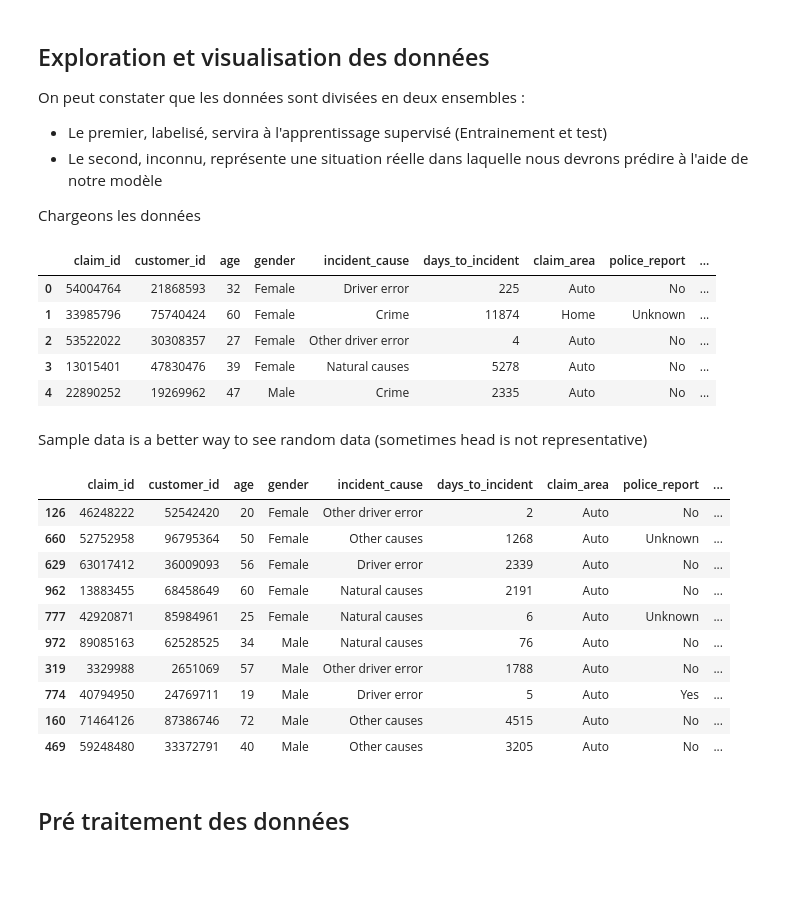
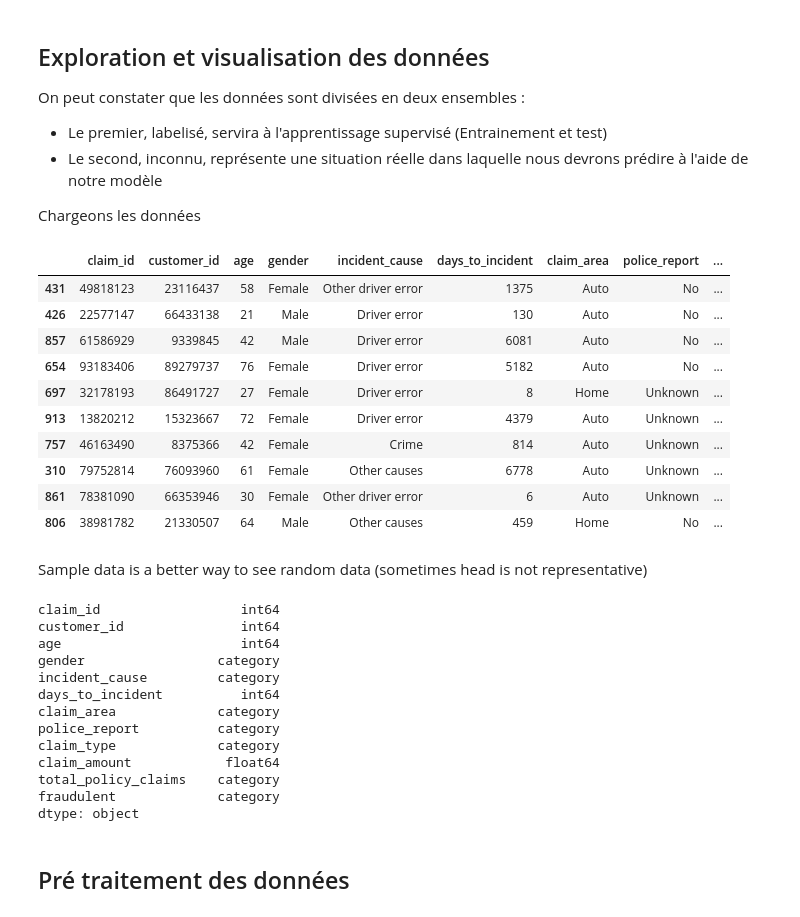
Before and after one commit to MaxGomas/mlanalyse, a Jupyter notebook: main-python.ipynb, the cells around one changed output. Saved outputs shown, nothing was run; the diff lists cells and outputs as text; code cells hidden in the pictures; blank space fills up the shorter version.

```diff
--- a/main-python.ipynb
+++ b/main-python.ipynb
@@ -13,38 +13,48 @@ Chargeons les données
 # %%
 import pandas as pd
 
 # load the training dataset
 data = pd.read_csv('data/Data_Projet_1.csv')
-data['gender'].astype('category')
-data['incident_cause'].astype('category')
-data['claim_area'].astype('category')
-data['fraudulent'].astype('category')
-data['claim_area'].astype('category')
-data.head()
+data['gender'] = data['gender'].astype('category')
+data['incident_cause'] = data['incident_cause'].astype('category')
+data['claim_area'] = data['claim_area'].astype('category')
+data['fraudulent'] = data['fraudulent'].astype('category')
+data['claim_area'] = data['claim_area'].astype('category')
+data['total_policy_claims'] = data['total_policy_claims'].astype('category')
+data['police_report'] = data['police_report'].astype('category')
+data['claim_type'] = data['claim_type'].astype('category')
+sample = data.sample(10)
+sample
 # %% [output]
 |  | claim_id | customer_id | age | gender | incident_cause | days_to_incident | claim_area | police_report | ... |
-| 0 | 54004764 | 21868593 | 32 | Female | Driver error | 225 | Auto | No | ... |
-| 1 | 33985796 | 75740424 | 60 | Female | Crime | 11874 | Home | Unknown | ... |
-| 2 | 53522022 | 30308357 | 27 | Female | Other driver error | 4 | Auto | No | ... |
-| 3 | 13015401 | 47830476 | 39 | Female | Natural causes | 5278 | Auto | No | ... |
-| 4 | 22890252 | 19269962 | 47 | Male | Crime | 2335 | Auto | No | ... |
+| 431 | 49818123 | 23116437 | 58 | Female | Other driver error | 1375 | Auto | No | ... |
+| 426 | 22577147 | 66433138 | 21 | Male | Driver error | 130 | Auto | No | ... |
+| 857 | 61586929 | 9339845 | 42 | Male | Driver error | 6081 | Auto | No | ... |
+| 654 | 93183406 | 89279737 | 76 | Female | Driver error | 5182 | Auto | No | ... |
+| 697 | 32178193 | 86491727 | 27 | Female | Driver error | 8 | Home | Unknown | ... |
+| 913 | 13820212 | 15323667 | 72 | Female | Driver error | 4379 | Auto | Unknown | ... |
+| 757 | 46163490 | 8375366 | 42 | Female | Crime | 814 | Auto | Unknown | ... |
+| 310 | 79752814 | 76093960 | 61 | Female | Other causes | 6778 | Auto | Unknown | ... |
+| 861 | 78381090 | 66353946 | 30 | Female | Other driver error | 6 | Auto | Unknown | ... |
+| 806 | 38981782 | 21330507 | 64 | Male | Other causes | 459 | Home | No | ... |
 # %% [markdown]
 Sample data is a better way to see random data (sometimes head is not representative)
-# %%
-sample = data.sample(10)
-sample
-# %% [output]
-|  | claim_id | customer_id | age | gender | incident_cause | days_to_incident | claim_area | police_report | ... |
-| 126 | 46248222 | 52542420 | 20 | Female | Other driver error | 2 | Auto | No | ... |
-| 660 | 52752958 | 96795364 | 50 | Female | Other causes | 1268 | Auto | Unknown | ... |
-| 629 | 63017412 | 36009093 | 56 | Female | Driver error | 2339 | Auto | No | ... |
-| 962 | 13883455 | 68458649 | 60 | Female | Natural causes | 2191 | Auto | No | ... |
-| 777 | 42920871 | 85984961 | 25 | Female | Natural causes | 6 | Auto | Unknown | ... |
-| 972 | 89085163 | 62528525 | 34 | Male | Natural causes | 76 | Auto | No | ... |
-| 319 | 3329988 | 2651069 | 57 | Male | Other driver error | 1788 | Auto | No | ... |
-| 774 | 40794950 | 24769711 | 19 | Male | Driver error | 5 | Auto | Yes | ... |
-| 160 | 71464126 | 87386746 | 72 | Male | Other causes | 4515 | Auto | No | ... |
-| 469 | 59248480 | 33372791 | 40 | Male | Other causes | 3205 | Auto | No | ... |
+# %%
+print(data.dtypes)
+# %% [output]
+claim_id                  int64
+customer_id               int64
+age                       int64
+gender                 category
+incident_cause         category
+days_to_incident          int64
+claim_area             category
+police_report          category
+claim_type             category
+claim_amount            float64
+total_policy_claims    category
+fraudulent             category
+dtype: object
 # %% [markdown]
 ## Pré traitement des données
 # %% [markdown]
```
Also changed, not shown: parts of 14 cells of this notebook.
